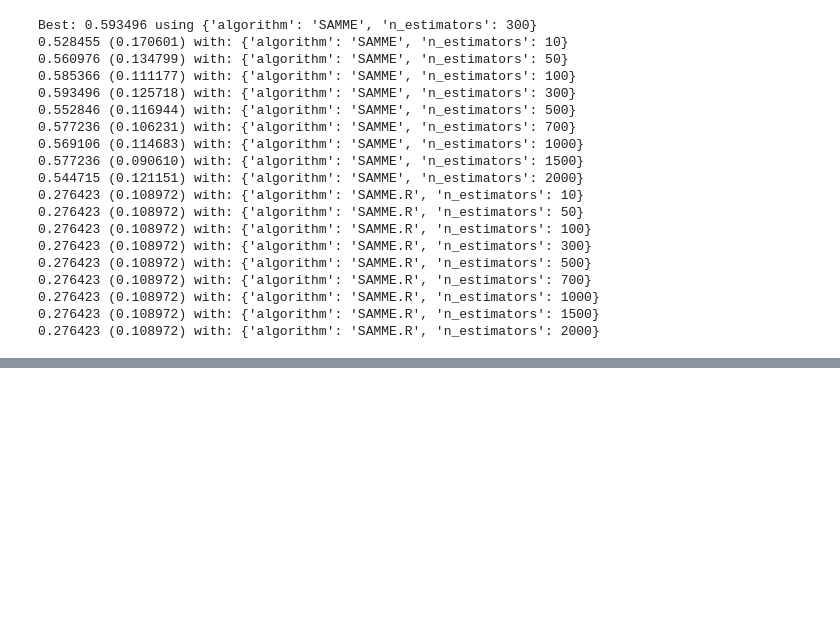
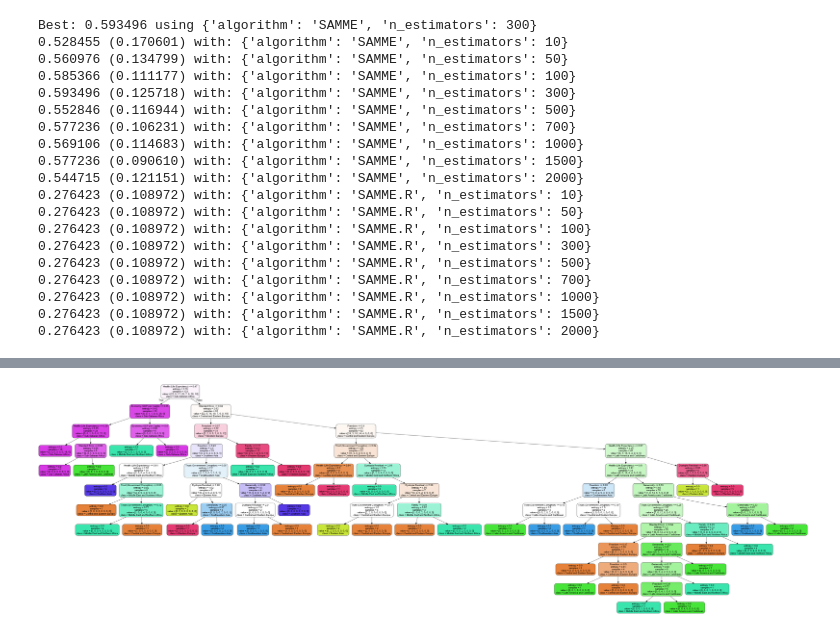
Before and after one commit to fsssa-iscteiulpt/FCD, a Jupyter notebook: Machine Learning FCD.ipynb, the cells around one changed output, grey strips where cells are left out. Saved outputs shown, nothing was run; the diff lists cells and outputs as text; code cells hidden in the pictures; blank space fills up the shorter version.

```diff
--- a/Machine Learning FCD.ipynb
+++ b/Machine Learning FCD.ipynb
@@ -611,0 +770,19 @@ Best: 0.593496 using {'algorithm': 'SAMME', 'n_estimators': 300}
+# %%
+# Extract single tree
+estimator = random_forest.estimators_[5]
+
+from sklearn.tree import export_graphviz
+# Export as dot file
+export_graphviz(estimator, out_file='tree.dot',
+                feature_names = list(X_2015.columns.values),
+                class_names = regions,
+                rounded = True, proportion = False,
+                precision = 2, filled = True)
+
+# Convert to png using system command (requires Graphviz)
+os.system('dot -Tpng tree.dot -o tree.png')
+# Display in jupyter notebook
+from IPython.display import Image
+Image(filename = 'C:\\Users\\kuser\\Dropbox\\EI 2º ano - 1ºsemestre\\FCD\\Trabalho\\tree.png')
+# %% [output]
+[figure, added]
```
Also changed, not shown: parts of 21 cells of this notebook.
